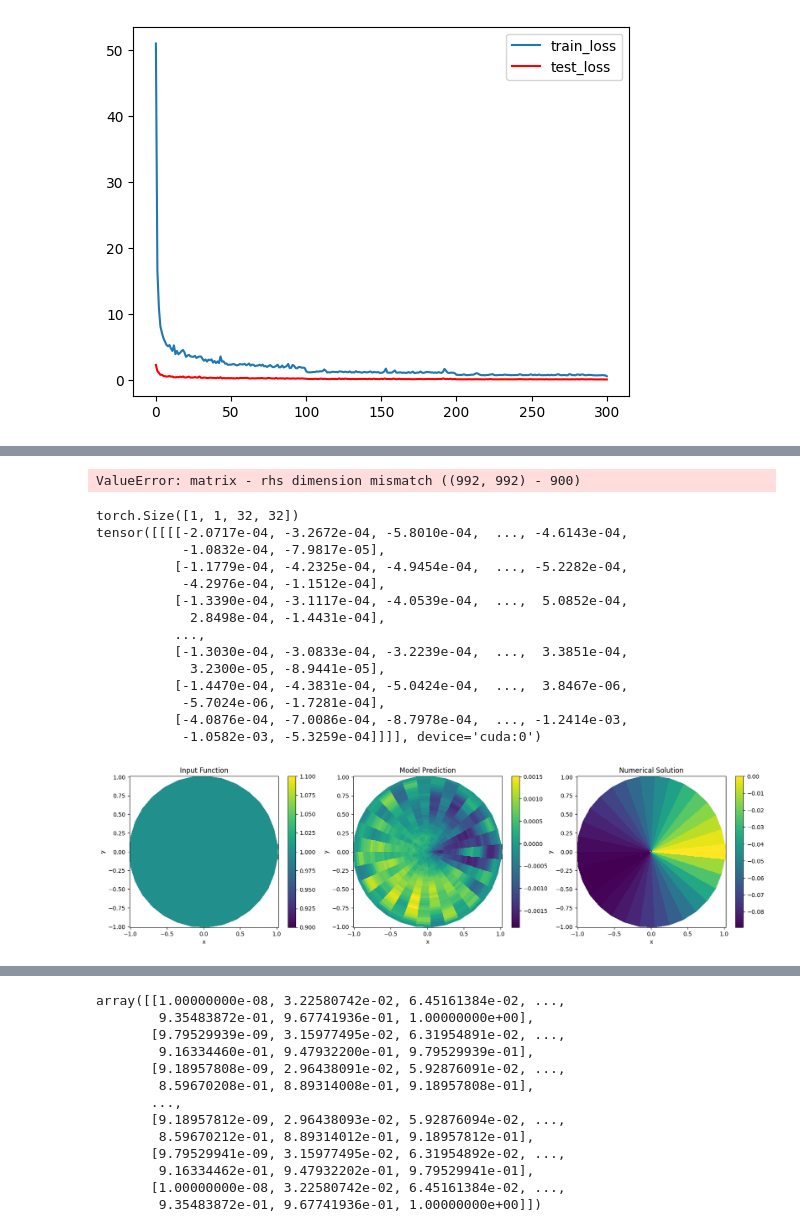
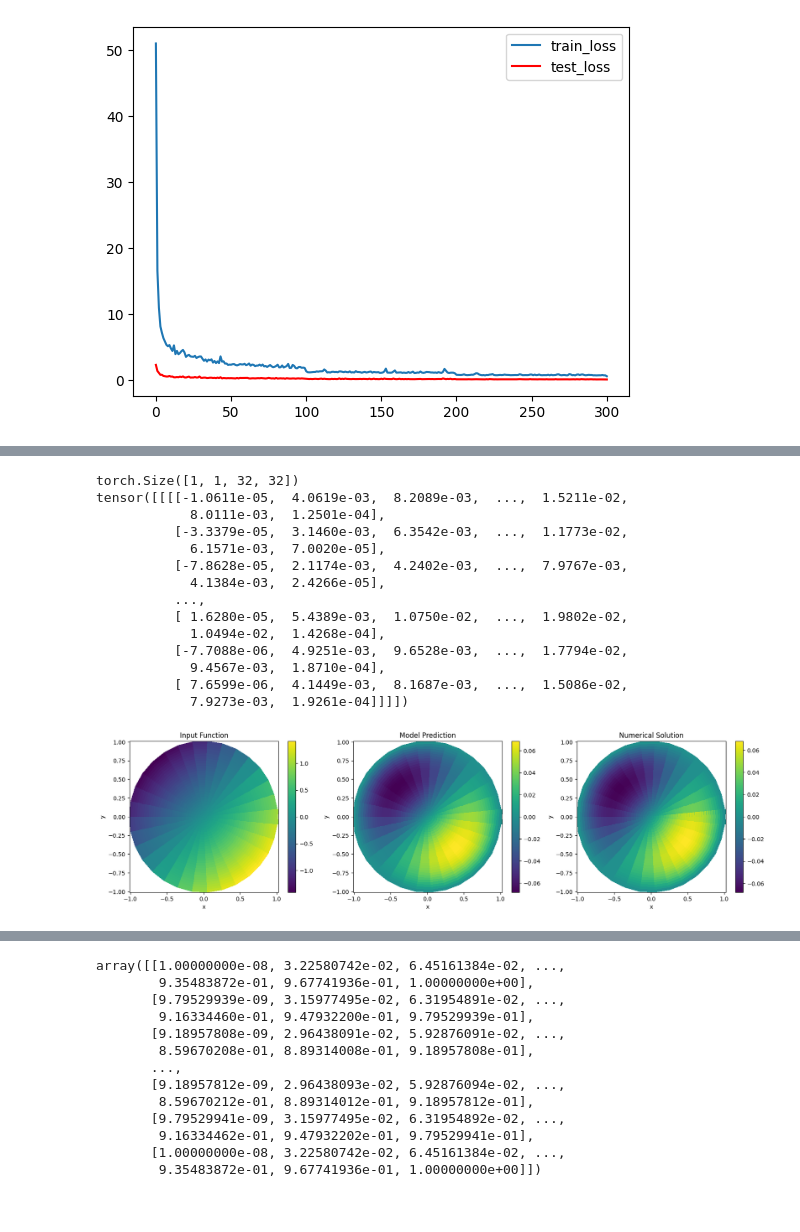
Before and after one commit to frasermartinx/MScProject, a Jupyter notebook: code/plot_visualizer.ipynb, the cells around one changed output, grey strips where cells are left out. Drawn from its saved outputs; the diff is of its cells as text; code cells hidden in the pictures.

Commit message:
Datagen and numerical solver both work and match

```diff
--- a/code/plot_visualizer.ipynb
+++ b/code/plot_visualizer.ipynb
@@ -17,6 +17,14 @@ optimizer_list = [torch.optim.Adam(model_list[i].parameters(), lr=1e-3,weight_de
 scheduler_list = [torch.optim.lr_scheduler.StepLR(optimizer_list[i],step_size=100,gamma = 0.5) for i in range(M)]
 
 train_loss = LpLoss(d = 2, p = 2, reductions = "sum")
+
+#load the model if needed
+a = 1
+if a == 1:
+
+    for i in range(0,M):
+        state_dict = torch.load(f"{save_dir}/model_state_{i+1}.pt",map_location=torch.device('cpu'))
+        model_list[i].load_state_dict(state_dict)
 # %%
 from neuralop.datasets.output_encoder import UnitGaussianNormalizer
 
@@ -207,22 +243,13 @@ def solve_poisson_disk(F, N=50, R=1.0):
 # %%
-grid_size = 32
-r = np.linspace(1e-8,1,grid_size)
-theta = np.linspace(1e-8,2*np.pi,grid_size)
-R, Theta = np.meshgrid(r,theta)
+N = 32
+r_range = np.linspace(1e-8,1,N)
+theta_range = np.linspace(0,2*np.pi, N)
+R,Theta = np.meshgrid(r_range, theta_range)
 
-X,Y = R*np.cos(Theta), R*np.sin(Theta)
+X = R * np.cos(Theta)
+Y = R * np.sin(Theta)
 
-sample = np.abs(R*np.cos(Theta)) * np.abs(R*np.sin(Theta))
-sample = 0* (X) + 1
-#sample = (1 - X**2 - Y**2)/4
-
-F = lambda X,Y: X+Y
-U = solve_poisson_disk(F,grid_size,1)
-
-
-sample = torch.tensor(sample)
+sample = torch.tensor(example_f(R,Theta)).unsqueeze(0).unsqueeze(0)
-# %% [output]
-ValueError: matrix - rhs dimension mismatch ((992, 992) - 900)
 # %%
 #prediction time for f
 
@@ -269,47 +296,50 @@ U = torch.tensor(U).clone().to(device)
 # Plotting
 fig, axs = plt.subplots(nrows = 1, ncols =3,gridspec_kw={'width_ratios': [1, 1,1]})
 fig.set_figwidth(20)
 
 
-fig0 = axs[0].pcolormesh(X,Y,sample.cpu().detach().numpy())
+fig0 = axs[0].pcolormesh(X,Y,sample[0,0,:,:].cpu().detach().numpy())
 fig.colorbar(fig0)
 axs[0].set_title("Input Function")
 axs[0].set_xlabel("x")
 axs[0].set_ylabel("y")
 
 #prediction
 fig1 = axs[1].pcolormesh(X,Y,mu_unseen[0,0,:,:].cpu().detach().numpy())
 fig.colorbar(fig1)
 axs[1].set_title("Model Prediction")
 axs[1].set_xlabel("x")
 axs[1].set_ylabel("y")
 
+R,Theta = np.meshgrid(r_range, theta_range, indexing = "ij")
 
+X = R * np.cos(Theta)
+Y = R * np.sin(Theta)
 
 #actual
 fig2 = axs[2].pcolormesh(X,Y,U.cpu().detach().numpy())
 
 fig.colorbar(fig2)
 axs[2].set_title("Numerical Solution")
 axs[2].set_xlabel("x")
 axs[2].set_ylabel("y")
 plt.show()
 # %% [output]
 torch.Size([1, 1, 32, 32])
-tensor([[[[-2.0717e-04, -3.2672e-04, -5.8010e-04,  ..., -4.6143e-04,
-           -1.0832e-04, -7.9817e-05],
-          [-1.1779e-04, -4.2325e-04, -4.9454e-04,  ..., -5.2282e-04,
-           -4.2976e-04, -1.1512e-04],
-          [-1.3390e-04, -3.1117e-04, -4.0539e-04,  ...,  5.0852e-04,
-            2.8498e-04, -1.4431e-04],
+tensor([[[[-1.0611e-05,  4.0619e-03,  8.2089e-03,  ...,  1.5211e-02,
+            8.0111e-03,  1.2501e-04],
+          [-3.3379e-05,  3.1460e-03,  6.3542e-03,  ...,  1.1773e-02,
+            6.1571e-03,  7.0020e-05],
+          [-7.8628e-05,  2.1174e-03,  4.2402e-03,  ...,  7.9767e-03,
+            4.1384e-03,  2.4266e-05],
           ...,
-          [-1.3030e-04, -3.0833e-04, -3.2239e-04,  ...,  3.3851e-04,
-            3.2300e-05, -8.9441e-05],
-          [-1.4470e-04, -4.3831e-04, -5.0424e-04,  ...,  3.8467e-06,
-           -5.7024e-06, -1.7281e-04],
-          [-4.0876e-04, -7.0086e-04, -8.7978e-04,  ..., -1.2414e-03,
-           -1.0582e-03, -5.3259e-04]]]], device='cuda:0')
+          [ 1.6280e-05,  5.4389e-03,  1.0750e-02,  ...,  1.9802e-02,
+            1.0494e-02,  1.4268e-04],
+          [-7.7088e-06,  4.9251e-03,  9.6528e-03,  ...,  1.7794e-02,
+            9.4567e-03,  1.8710e-04],
+          [ 7.6599e-06,  4.1449e-03,  8.1687e-03,  ...,  1.5086e-02,
+            7.9273e-03,  1.9261e-04]]]])
-[figure, old version]
+[figure, new version]
 # %%
 #prediction time
 i = np.random.randint(0,100)
```
Also changed, not shown: parts of 8 cells of this notebook.
